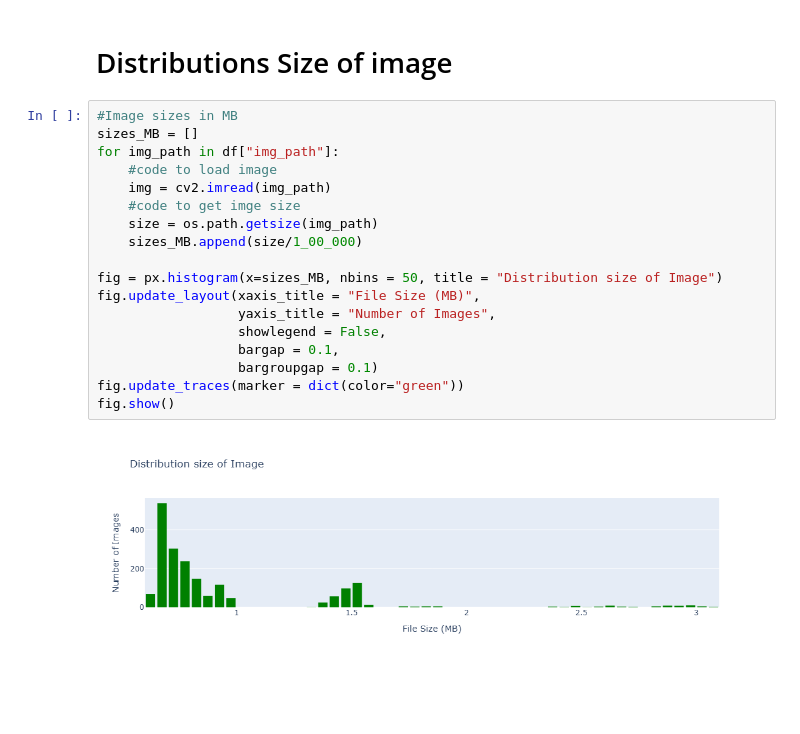
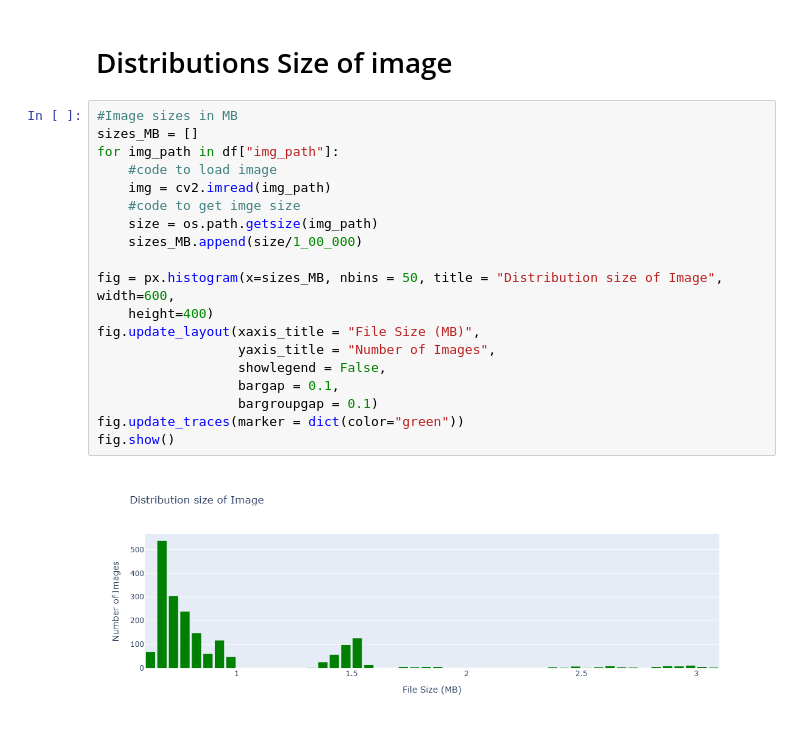
Before and after one commit to pradeepkhadka505/7150CEM_DataScience_Project, a Jupyter notebook: LungsCancerDetection_UsingCNN.ipynb, the cells around one changed output. Cells and saved outputs as stored; diff of their text form; blank space fills up the shorter version.

Commit message:
update in image processing

```diff
--- a/LungsCancerDetection_UsingCNN.ipynb
+++ b/LungsCancerDetection_UsingCNN.ipynb
@@ -104,20 +104,21 @@ color_distributions = np.array(color_distributions)
 # %%
 #Image sizes in MB
 sizes_MB = []
 for img_path in df["img_path"]:
     #code to load image
     img = cv2.imread(img_path)
     #code to get imge size
     size = os.path.getsize(img_path)
     sizes_MB.append(size/1_00_000)
 
-fig = px.histogram(x=sizes_MB, nbins = 50, title = "Distribution size of Image")
+fig = px.histogram(x=sizes_MB, nbins = 50, title = "Distribution size of Image", width=600,
+    height=400)
 fig.update_layout(xaxis_title = "File Size (MB)",
                   yaxis_title = "Number of Images",
                   showlegend = False,
                   bargap = 0.1,
                   bargroupgap = 0.1)
 fig.update_traces(marker = dict(color="green"))
 fig.show()
 # %% [output]
-[figure, old version]
+[figure, new version]
```
